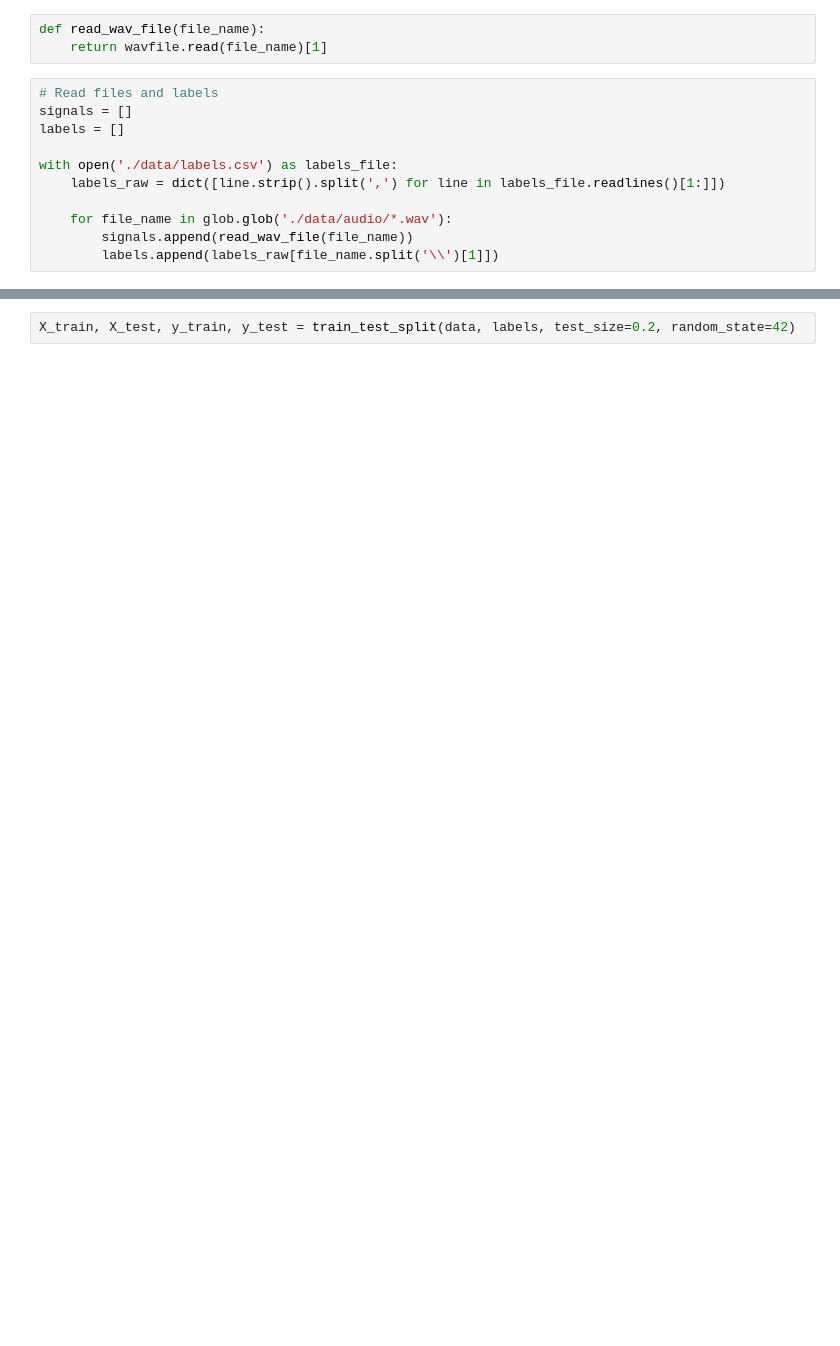
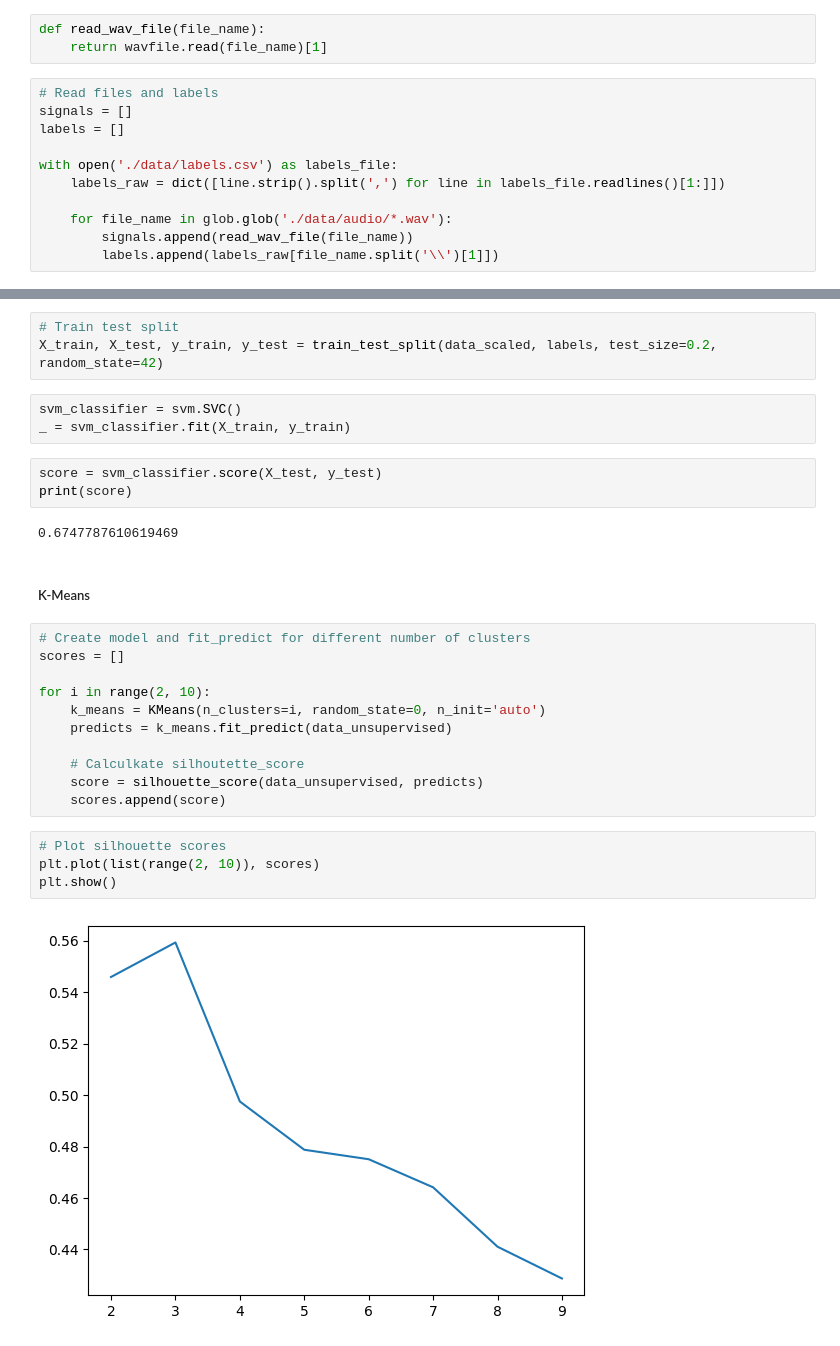
Before and after one commit to andreiec/practical-machine-learning2, a Jupyter notebook: main.ipynb, the cells around one changed output, grey strips where cells are left out. Cells and saved outputs as stored; diff of their text form; blank space fills up the shorter version.

Commit message:
Added agglomerative and k-means clustering

```diff
--- a/main.ipynb
+++ b/main.ipynb
@@ -32,2 +136,30 @@ labels = np.array(labels)
 # %%
-X_train, X_test, y_train, y_test = train_test_split(data, labels, test_size=0.2, random_state=42)
+# Train test split
+X_train, X_test, y_train, y_test = train_test_split(data_scaled, labels, test_size=0.2, random_state=42)
+# %%
+svm_classifier = svm.SVC()
+_ = svm_classifier.fit(X_train, y_train)
+# %%
+score = svm_classifier.score(X_test, y_test)
+print(score)
+# %% [output]
+0.6747787610619469
+# %% [markdown]
+##### K-Means
+# %%
+# Create model and fit_predict for different number of clusters
+scores = []
+
+for i in range(2, 10):
+    k_means = KMeans(n_clusters=i, random_state=0, n_init='auto')
+    predicts = k_means.fit_predict(data_unsupervised)
+
+    # Calculkate silhoutette_score
+    score = silhouette_score(data_unsupervised, predicts)
+    scores.append(score)
+# %%
+# Plot silhouette scores
+plt.plot(list(range(2, 10)), scores)
+plt.show()
+# %% [output]
+[figure, added]
```
Also changed, not shown: parts of 16 cells of this notebook.
